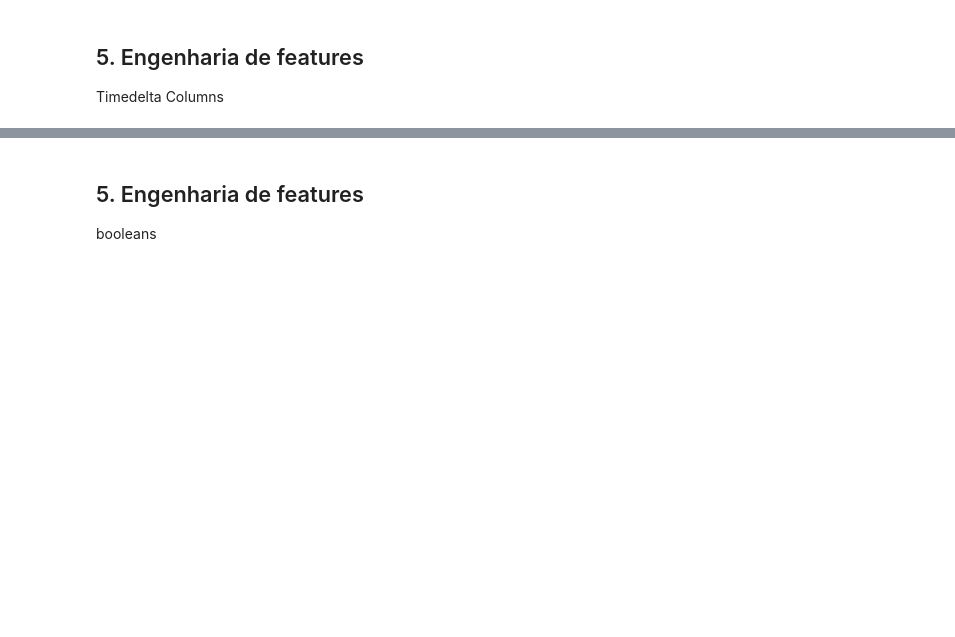
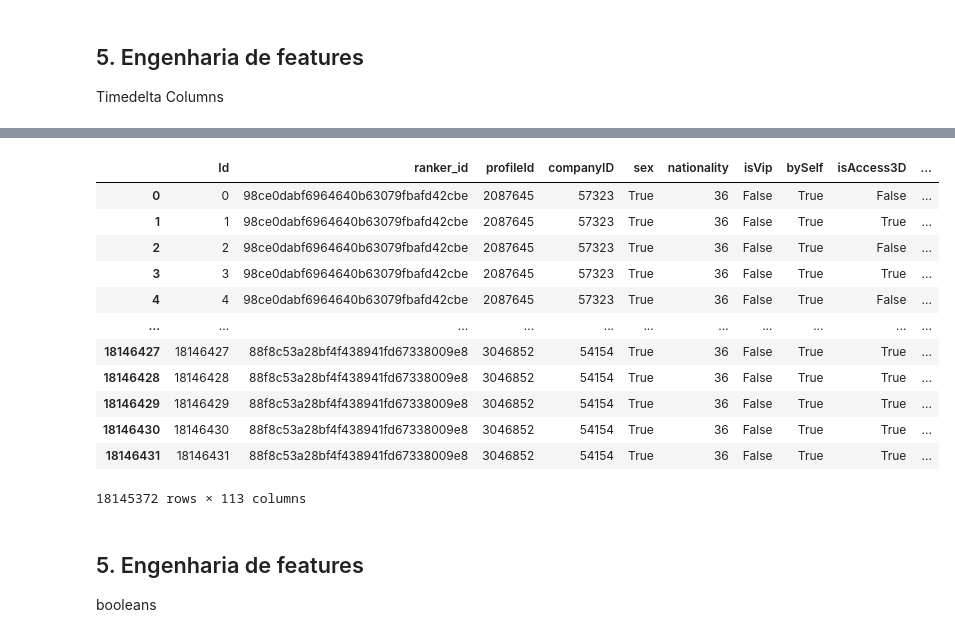
Before and after one commit to LeopoldoZanellato/FlightRank-2025, a Jupyter notebook: refactor.ipynb, the cells around one changed output, grey strips where cells are left out. Drawn from its saved outputs; the diff is of its cells as text; code cells hidden in the pictures; blank space fills up the shorter version.

```diff
--- a/refactor.ipynb
+++ b/refactor.ipynb
@@ -284,3 +325,19 @@ df_train['legs0_duration_minutes']
+# %%
+df_train
+# %% [output]
+|  | Id | ranker_id | profileId | companyID | sex | nationality | isVip | bySelf | isAccess3D | ... |
+| 0 | 0 | 98ce0dabf6964640b63079fbafd42cbe | 2087645 | 57323 | True | 36 | False | True | False | ... |
+| 1 | 1 | 98ce0dabf6964640b63079fbafd42cbe | 2087645 | 57323 | True | 36 | False | True | True | ... |
+| 2 | 2 | 98ce0dabf6964640b63079fbafd42cbe | 2087645 | 57323 | True | 36 | False | True | False | ... |
+| 3 | 3 | 98ce0dabf6964640b63079fbafd42cbe | 2087645 | 57323 | True | 36 | False | True | True | ... |
+| 4 | 4 | 98ce0dabf6964640b63079fbafd42cbe | 2087645 | 57323 | True | 36 | False | True | False | ... |
+| ... | ... | ... | ... | ... | ... | ... | ... | ... | ... | ... |
+| 18146427 | 18146427 | 88f8c53a28bf4f438941fd67338009e8 | 3046852 | 54154 | True | 36 | False | True | True | ... |
+| 18146428 | 18146428 | 88f8c53a28bf4f438941fd67338009e8 | 3046852 | 54154 | True | 36 | False | True | True | ... |
+| 18146429 | 18146429 | 88f8c53a28bf4f438941fd67338009e8 | 3046852 | 54154 | True | 36 | False | True | True | ... |
+| 18146430 | 18146430 | 88f8c53a28bf4f438941fd67338009e8 | 3046852 | 54154 | True | 36 | False | True | True | ... |
+| 18146431 | 18146431 | 88f8c53a28bf4f438941fd67338009e8 | 3046852 | 54154 | True | 36 | False | True | True | ... |
+18145372 rows × 113 columns
 # %%
 # ✅ Applicação
 df_train = process_datetime_and_duration(df_train)
```
Also changed, not shown: parts of 14 cells of this notebook.
